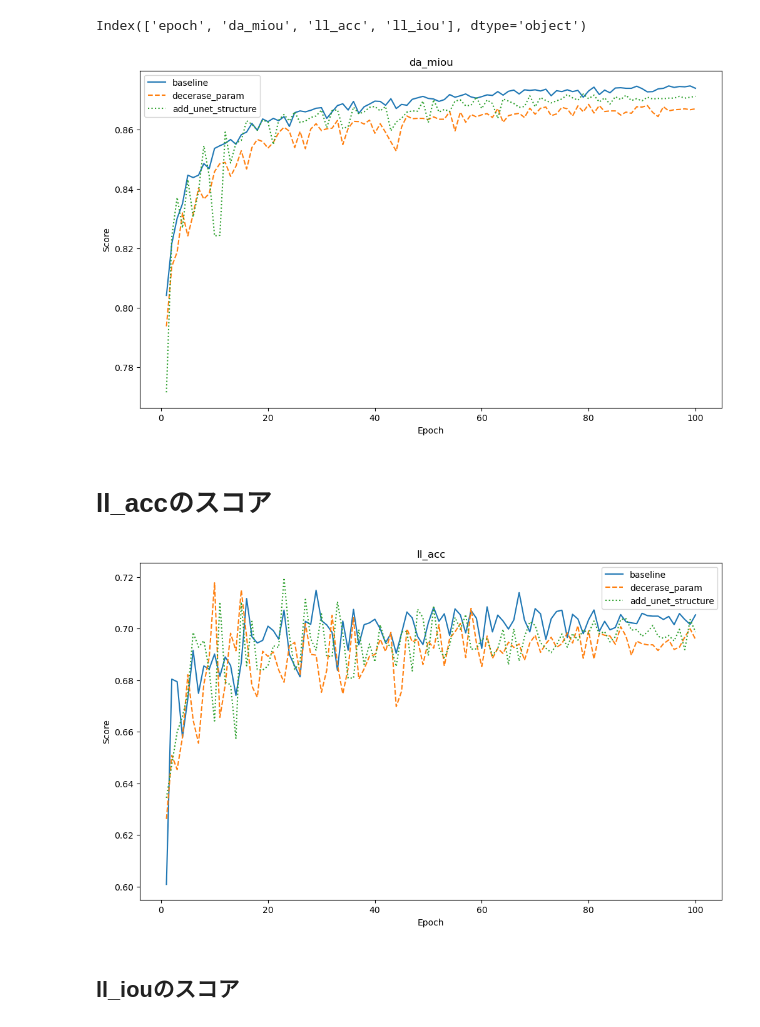
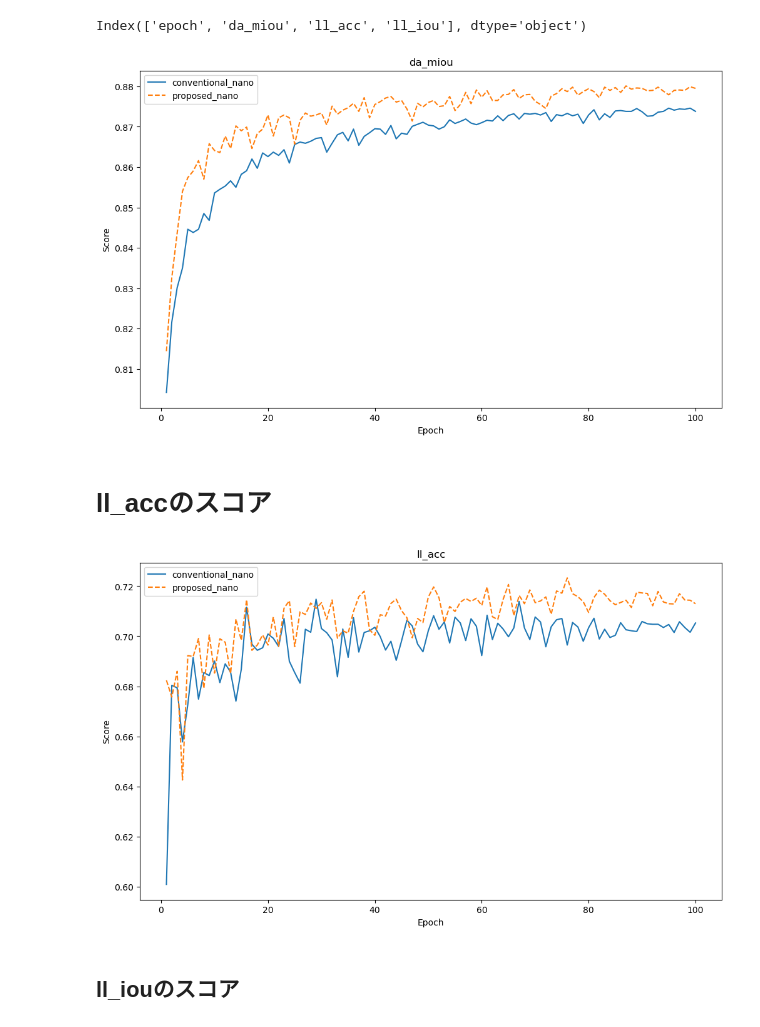
Before and after one commit to kazutoimai-git/TwinLiteNet-, a Jupyter notebook: graph.ipynb, the cells around one changed output. Cells and saved outputs as stored; diff of their text form; code cells hidden in the pictures.

```diff
--- a/graph.ipynb
+++ b/graph.ipynb
@@ -2,9 +6,8 @@
 import pandas as pd
 import matplotlib.pyplot as plt
 # %%
-file_path1 = "./result/baseline/training_metrics.csv"
-file_path2 = "./result/decrease_param/training_metrics.csv"
-file_path3 = "./result/add_unet_structure/training_metrics.csv"
+file_path1 = "./result_v2/baseline/nano/training_metrics.csv"
+file_path2 = "./result_v2/base_proposed/nano/training_metrics.csv"
 # %%
 df1 = pd.read_csv(file_path1)
 df2 = pd.read_csv(file_path2)
@@ -72,9 +72,8 @@ Index(['epoch', 'da_miou', 'll_acc', 'll_iou'], dtype='object')
 # %%
 plt.figure(figsize=(12,7))
 
-plt.plot(df1["epoch"],df1["da_miou"],linestyle="-",label="baseline")
-plt.plot(df2["epoch"],df2["da_miou"],linestyle="--",label="decerase_param")
-plt.plot(df3["epoch"],df3["da_miou"],linestyle=":",label="add_unet_structure")
+plt.plot(df1["epoch"],df1["da_miou"],linestyle="-",label="conventional_nano")
+plt.plot(df2["epoch"],df2["da_miou"],linestyle="--",label="proposed_nano")
 
 plt.title('da_miou') # グラフのタイトル
 plt.xlabel('Epoch') # X軸のラベル
@@ -84,25 +83,24 @@ plt.grid(False) # グリッド線を表示
 
 plt.savefig("./figure/da_miou")
 # %% [output]
-[figure, old version]
+[figure, new version]
 # %% [markdown]
 # ll_accのスコア
 # %%
 plt.figure(figsize=(12,7))
 
-plt.plot(df1["epoch"],df1["ll_acc"],linestyle="-",label="baseline")
-plt.plot(df2["epoch"],df2["ll_acc"],linestyle="--",label="decerase_param")
-plt.plot(df3["epoch"],df3["ll_acc"],linestyle=":",label="add_unet_structure")
+plt.plot(df1["epoch"],df1["ll_acc"],linestyle="-",label="conventional_nano")
+plt.plot(df2["epoch"],df2["ll_acc"],linestyle="--",label="proposed_nano")
 
 plt.title('ll_acc') # グラフのタイトル
 plt.xlabel('Epoch') # X軸のラベル
 plt.ylabel('Score') # Y軸のラベル
 plt.legend() # 凡例を表示
 plt.grid(False) # グリッド線を表示
 
 plt.savefig("./figure/ll_acc")
 # %% [output]
-[figure, old version]
+[figure, new version]
 # %% [markdown]
 ## ll_iouのスコア
 # %%
```
Also changed, not shown: parts of 5 cells of this notebook, 25 other files.
